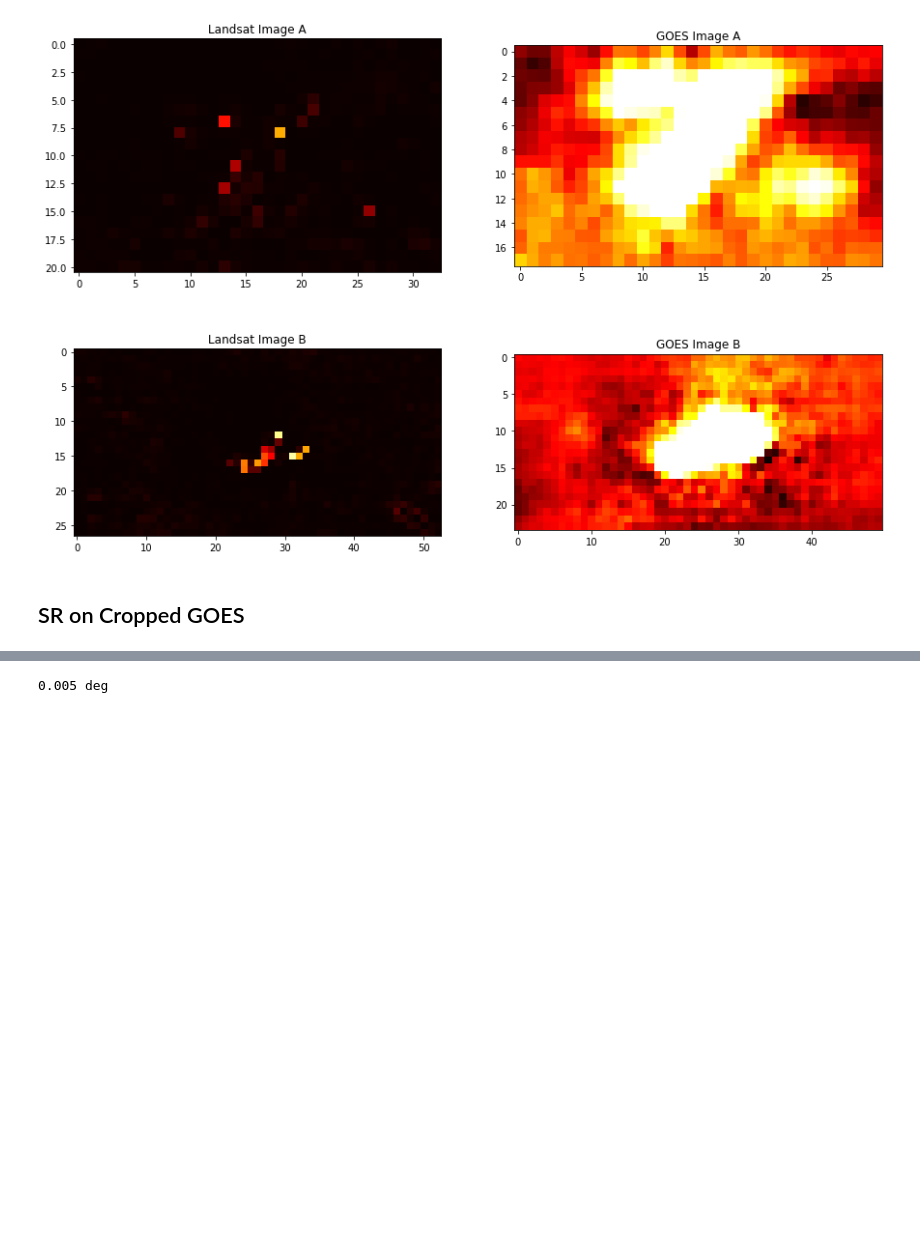
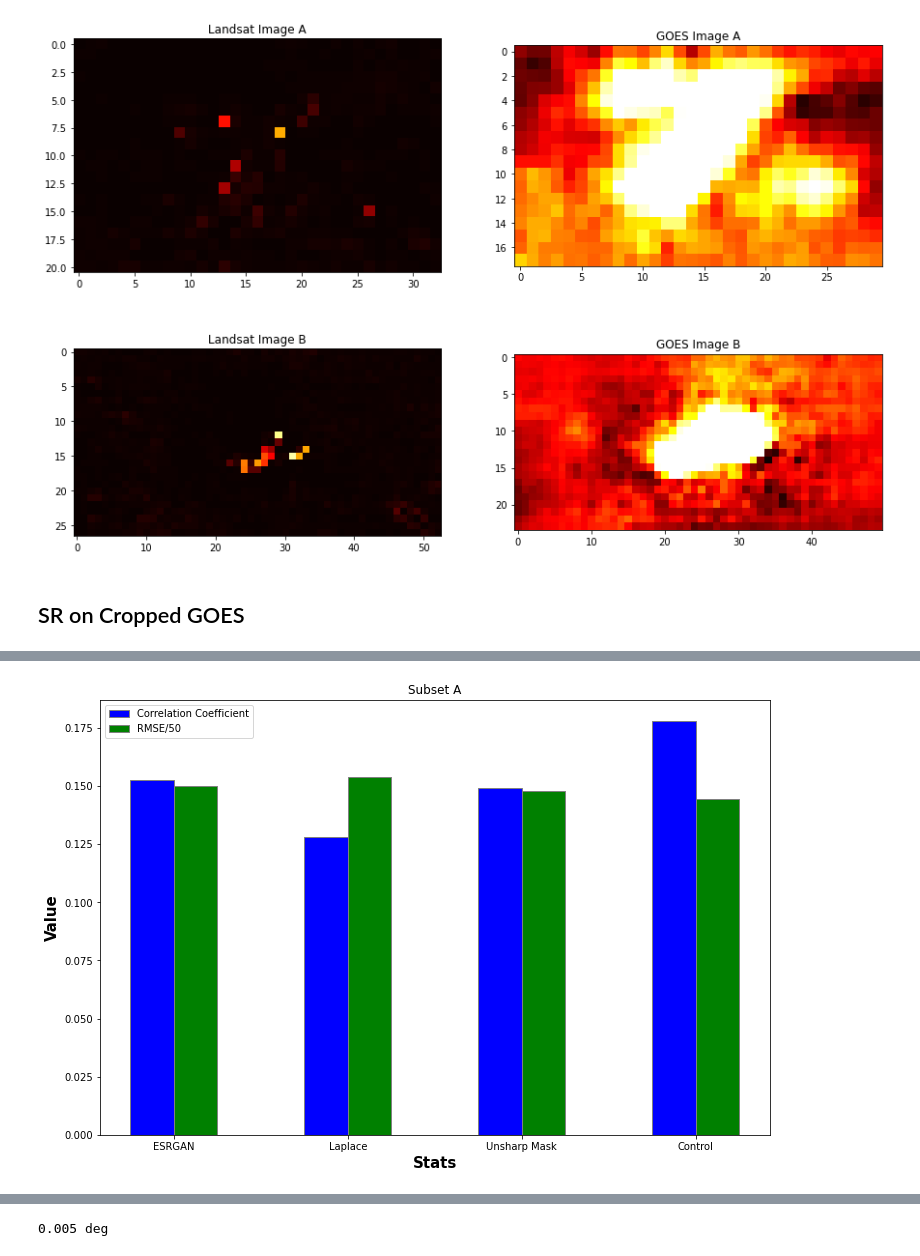
Before and after one commit to ccny-glasslab/Fires, a Jupyter notebook: landsat_SR.ipynb, the cells around one changed output, grey strips where cells are left out. Cells and saved outputs as stored; diff of their text form; code cells hidden in the pictures; blank space fills up the shorter version.

```diff
--- a/landsat_SR.ipynb
+++ b/landsat_SR.ipynb
@@ -310,0 +363,29 @@ print(dice_score(new_landsat_diff_B, new_goes_diff_B))
+# %%
+def results(refimg, img, title):
+    print(title + " correlation coefficient: " + str(np.corrcoef(refimg.ravel(), img.ravel())[0, 1]))
+    print(title + " rmse: " + str(math.sqrt(np.square(refimg - img).mean())))
+    return [np.corrcoef(refimg, img).mean(), math.sqrt(np.square(refimg - img).mean())/50]
+# %%
+titles = ['ESRGAN', 'Laplace', 'Unsharp Mask', 'Control']
+corrcoeffsA = []
+corrcoeffsB = []
+rmseA = []
+rmseB = []
+
+print('Subset A')
+dataA = []
+statsA = [esrgan_goes_diff_A, laplace_goes_diff_A, unsharpmask_goes_diff_A, control_goes_diff_A]
+for n in range(len(titles)):
+    stats = results(new_landsat_diff_A, statsA[n], titles[n])
+    corrcoeffsA.append(stats[0])
+    rmseA.append(stats[1])
+
+print('')
+
+print('Subset B')
+dataB = []
+statsB = [esrgan_goes_diff_B, laplace_goes_diff_B, unsharpmask_goes_diff_B, control_goes_diff_B]
+for n in range(len(titles)):
+    stats = results(new_landsat_diff_B, statsB[n], titles[n])
+    corrcoeffsB.append(stats[0])
+    rmseB.append(stats[1])
@@ -310,0 +412,17 @@ print(dice_score(new_landsat_diff_B, new_goes_diff_B))
+# %%
+X = np.arange(4)
+fig = plt.subplots(figsize =(12, 8))
+barWidth = 0.25
+
+plt.bar(X + 0.00, corrcoeffsA, color ='b', width = barWidth, edgecolor ='grey', label ='Correlation Coefficient')
+plt.bar(X + 0.25, rmseA, color ='g', width = barWidth, edgecolor ='grey', label ='RMSE/50')
+
+plt.title('Subset A')
+plt.xlabel('Stats', fontweight ='bold', fontsize = 15)
+plt.ylabel('Value', fontweight ='bold', fontsize = 15)
+plt.xticks([r + barWidth/2 for r in range(len(titles))], ['ESRGAN', 'Laplace', 'Unsharp Mask', 'Control'])
+
+plt.legend()
+plt.show()
+# %% [output]
+[figure, added]
```
Also changed, not shown: parts of 23 cells of this notebook, 5 other files.
